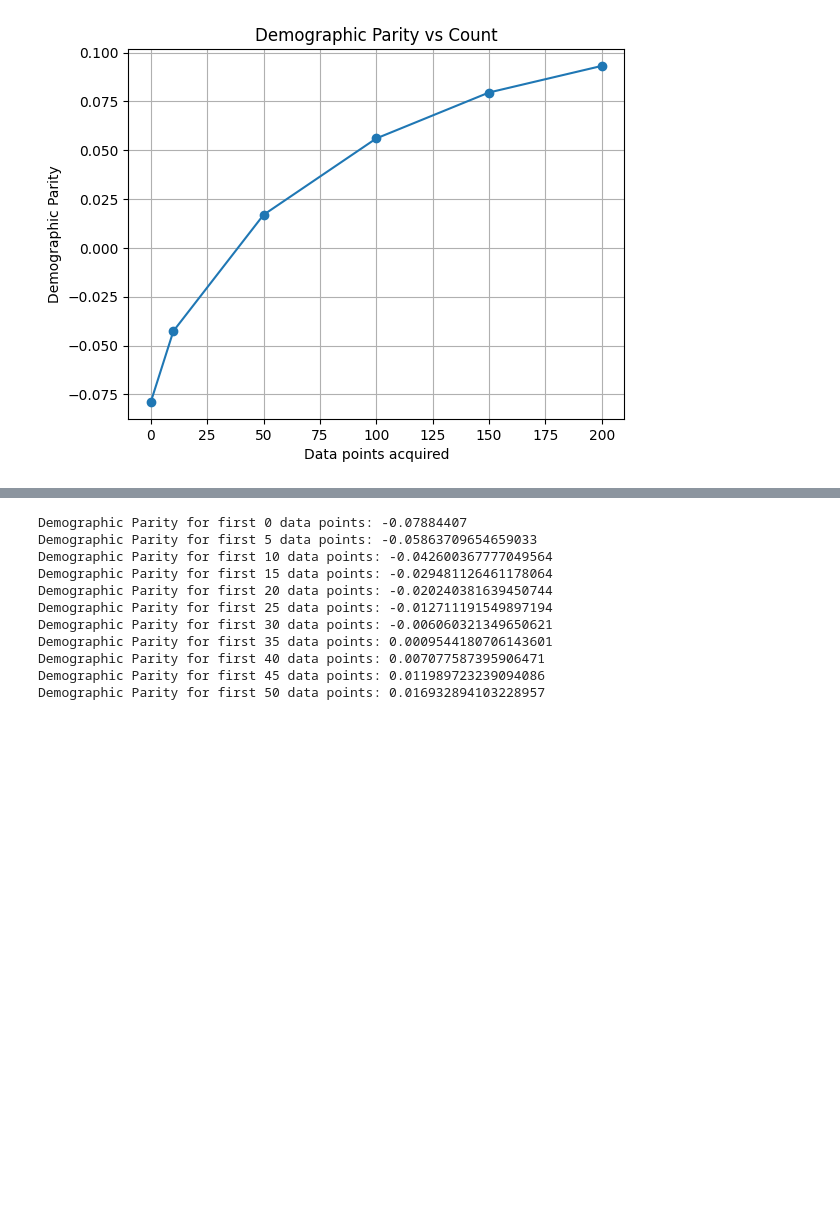
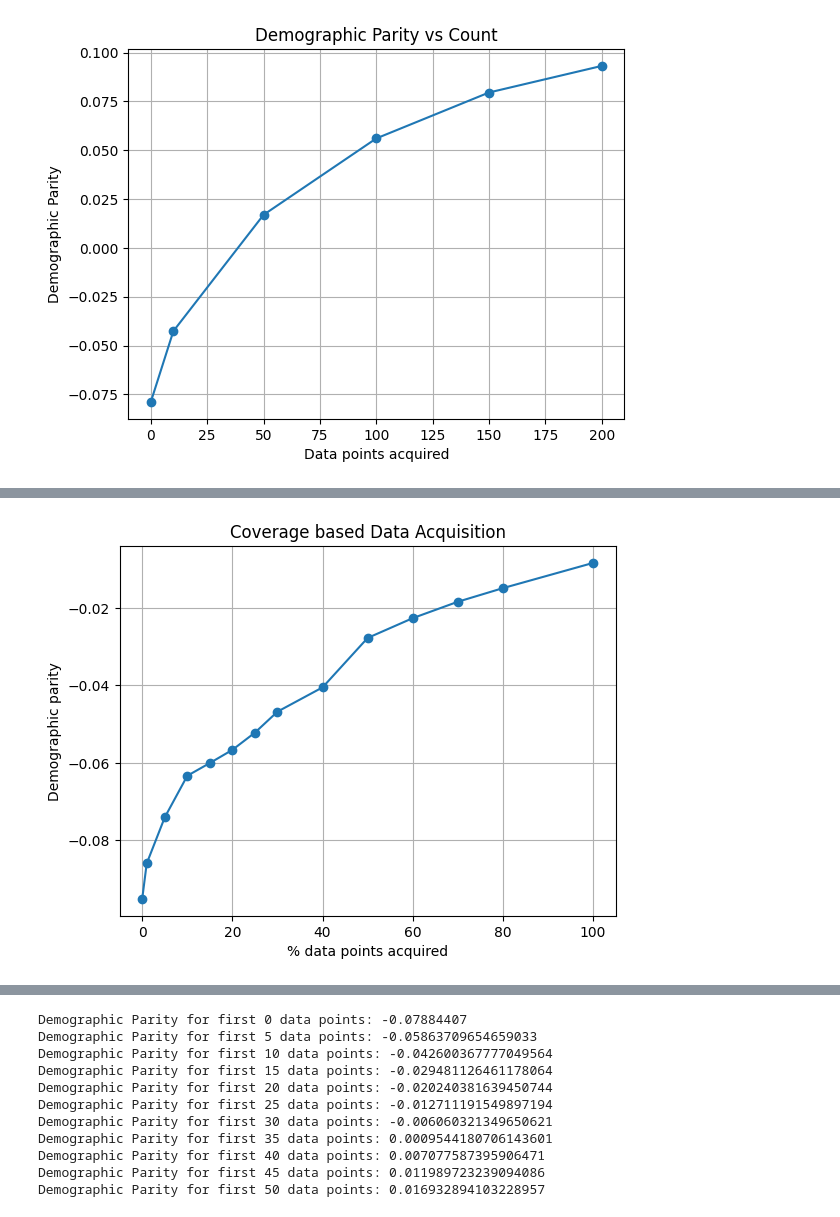
Before and after one commit to ekta0596/DataAcquisition-valuation, a Jupyter notebook: FirstOrderInfluenceWOTrain.ipynb, the cells around one changed output, grey strips where cells are left out. Cells and saved outputs as stored; diff of their text form; code cells hidden in the pictures; blank space fills up the shorter version.

```diff
--- a/FirstOrderInfluenceWOTrain.ipynb
+++ b/FirstOrderInfluenceWOTrain.ipynb
@@ -271,0 +306,17 @@ plta.show()
+# %%
+# Coverage based acquisition
+
+import matplotlib.pyplot as plt
+
+counts = [0, 1, 5, 10, 15, 20, 25, 30, 40, 50, 60, 70, 80, 100]
+dp_values = [-0.0952, -0.08604, -0.07412, -0.06336, -0.06006, -0.05666, -0.0522, -0.04678, -0.0405, -0.02772, -0.0226, -0.01836, -0.01484, -0.00832]
+
+# Plotting the dp values against the counts
+plt.plot(counts, dp_values, marker='o')
+plt.title('Coverage based Data Acquisition')
+plt.xlabel('% data points acquired')
+plt.ylabel('Demographic parity')
+plt.grid(True)
+plt.show()
+# %% [output]
+[figure, added]
```
Also changed, not shown: parts of 12 cells of this notebook, 5 other files.
